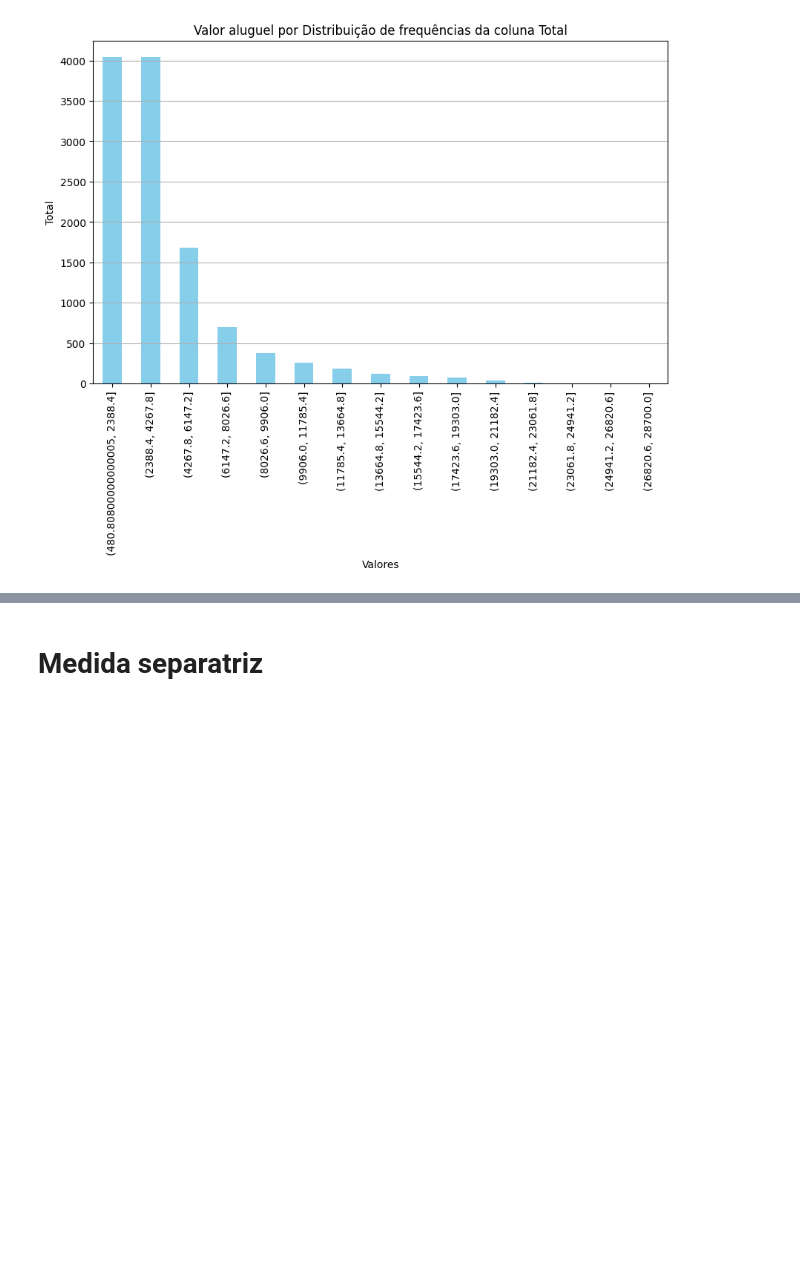
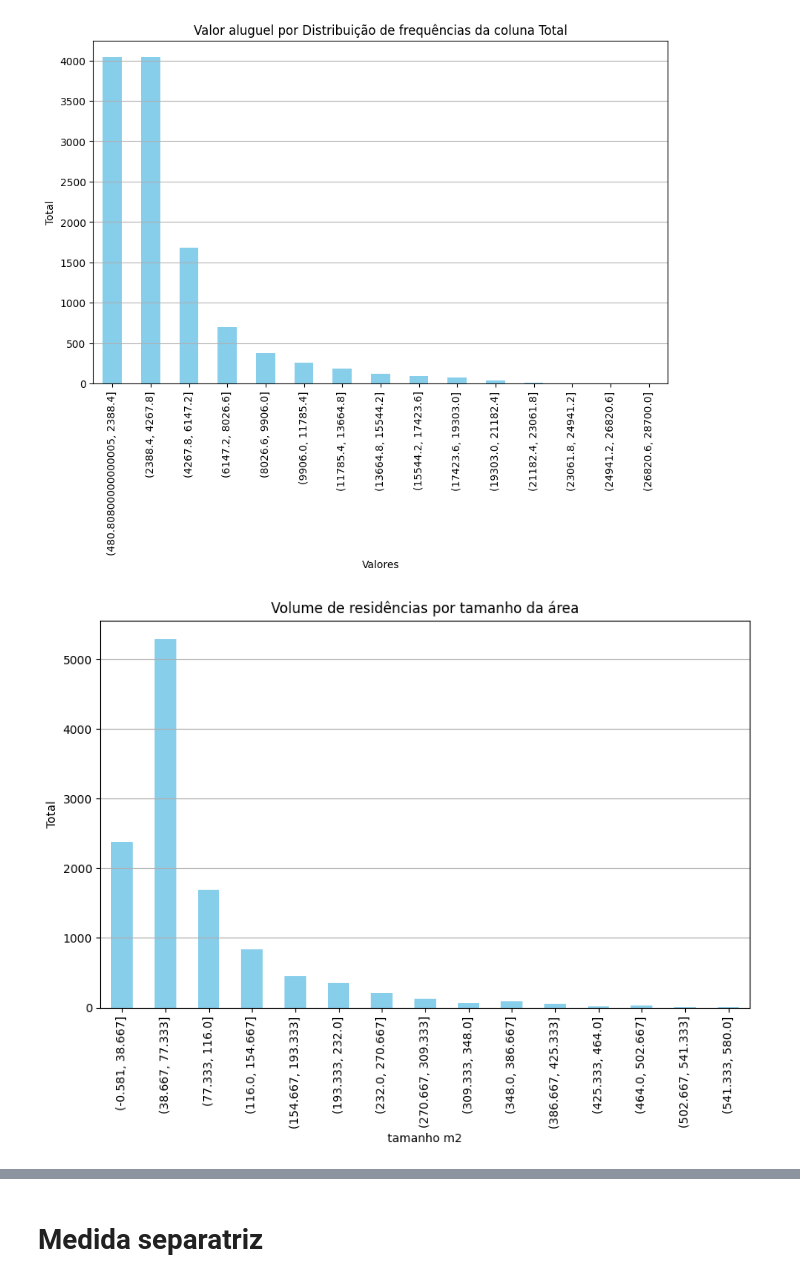
Before and after one commit to fzta492/analise_alugueis_sao_paulo, a Jupyter notebook: projeto_aluguel.ipynb, the cells around one changed output, grey strips where cells are left out. Cells and saved outputs as stored; diff of their text form; code cells hidden in the pictures; blank space fills up the shorter version.

```diff
--- a/projeto_aluguel.ipynb
+++ b/projeto_aluguel.ipynb
@@ -400,3 +400,28 @@ freq_quantitativas.reset_index()
 | 12 | (23061.8, 24941.2] | 4 | 0.000344 |
 | 13 | (24941.2, 26820.6] | 3 | 0.000258 |
 | 14 | (26820.6, 28700.0] | 1 | 0.000086 |
+# %%
+#criar a tabela de frequências da area
+frequencia_area = pd.value_counts(
+  pd.cut(
+    x = df['area'],
+    bins = k,
+    include_lowest = True
+  ),
+  sort = False
+)
+percentual_area = pd.value_counts(
+  pd.cut(
+    x = df['area'],
+    bins = k,
+    include_lowest = True
+  ),
+  sort = False,
+  normalize = True
+)
+# %%
+#criando df de frequencia da area
+freq_quantitativas_area = pd.DataFrame(
+    {'Frequência': frequencia_area, 'Porcentagem (%)': percentual_area}
+)
+freq_quantitativas.reset_index()
@@ -474,3 +525,15 @@ plt.grid(axis='y')
 plt.show()
 # %% [output]
 [figure]
+# %%
+#grafico de barras por distribuição de frequencia de area
+plt.figure(figsize=(10, 6))
+freq_quantitativas_area['Frequência'].plot(kind='bar', color='skyblue')
+plt.title('Volume de residências por tamanho da área')
+plt.xlabel('tamanho m2')
+plt.ylabel('Total')
+plt.xticks(rotation=90)
+plt.grid(axis='y')
+plt.show()
+# %% [output]
+[figure, added]
```
Also changed, not shown: parts of 4 cells of this notebook.
